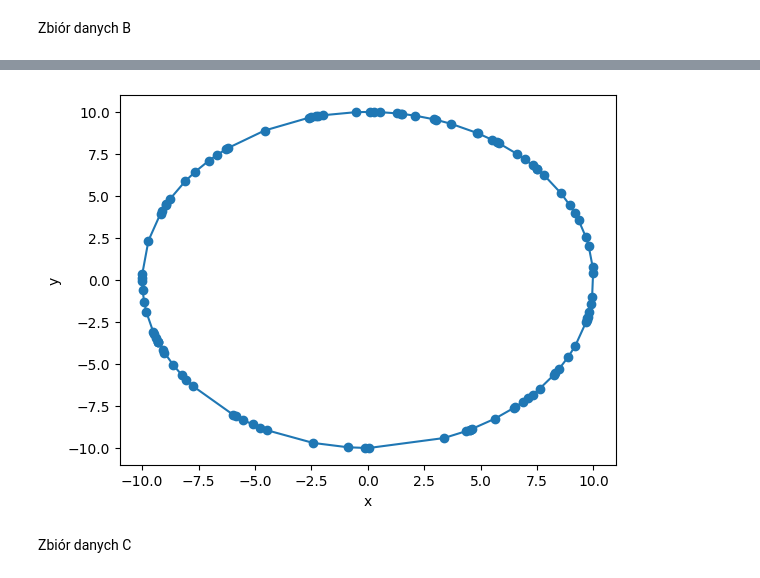
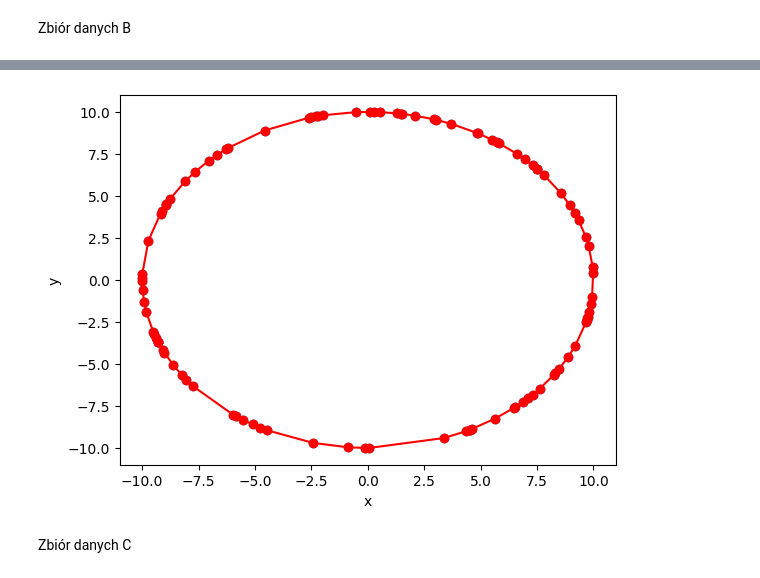
Before and after one commit to WSm-77/geometric_algorithms, a Jupyter notebook: lab2/main.ipynb, the cells around one changed output, grey strips where cells are left out. Cells and saved outputs as stored; diff of their text form; code cells hidden in the pictures.

```diff
--- a/lab2/main.ipynb
+++ b/lab2/main.ipynb
@@ -747,9 +626,0 @@ vis_graham_b.show_gif()
-# %%
-# visualize(graham_points_b)
-vis.clear()
-vis.add_point(points_b)
-vis.add_line_segment([(graham_points_b[i], graham_points_b[i+1]) for i in range(len(graham_points_b)-1)])
-vis.add_line_segment([graham_points_b[-1], graham_points_b[0]])
-vis.show()
-# %% [output]
-[figure, removed]
@@ -756,3 +629,7 @@ vis.show()
+# %%
+visualise_hull(points_b, graham_points_b)
+# %% [output]
+[figure, added]
 # %% [markdown]
 Zbiór danych C
 # %%
```
Also changed, not shown: parts of 28 cells of this notebook.
